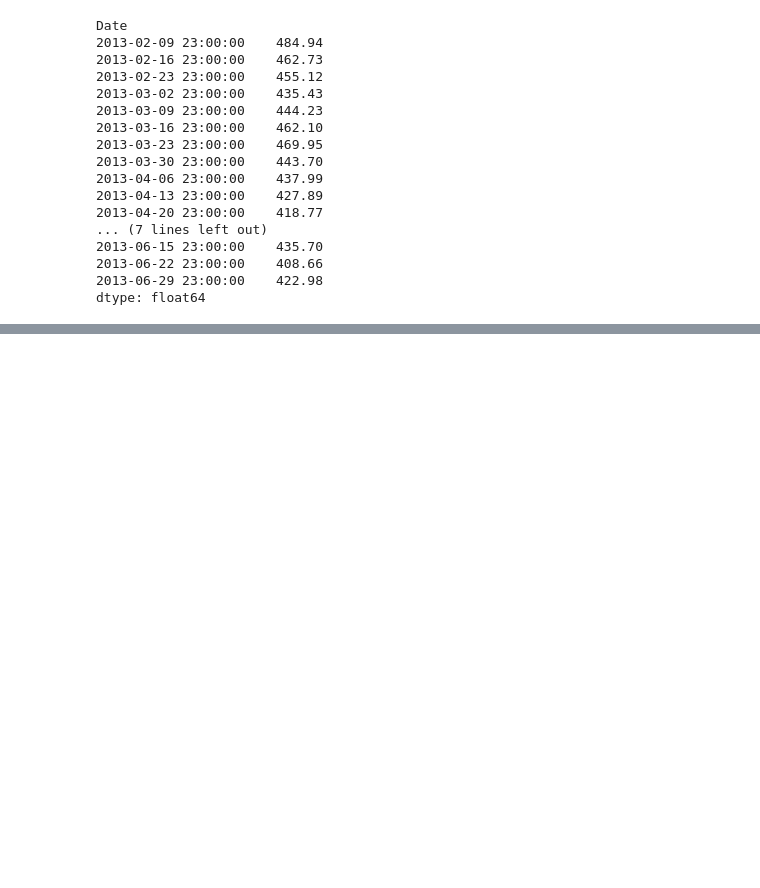
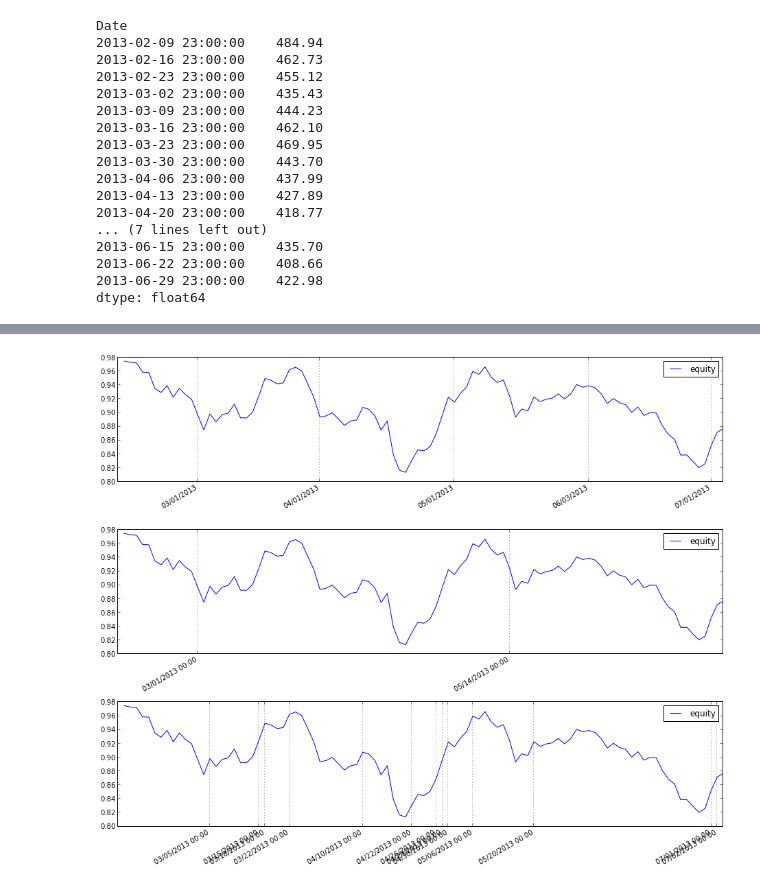
Before and after one commit to dalejung/ts-charting, a Jupyter notebook: notebooks/ohlc.ipynb, the cells around one changed output, grey strips where cells are left out. Cells and saved outputs as stored; diff of their text form; code cells hidden in the pictures; blank space fills up the shorter version.

```diff
--- a/notebooks/ohlc.ipynb
+++ b/notebooks/ohlc.ipynb
@@ -151,0 +156,15 @@ week_min.fplot('week_min', method='ffill', color='red')
+# %%
+fig = charting.figure(3)
+fig.set_ax(1)
+(returns + 1).cumprod().fplot('equity')
+fig.set_xticks('MS') # pandas freq
+
+fig.set_ax(2, sharex=1)
+(returns + 1).cumprod().fplot('equity')
+fig.set_xticks([pd.Timestamp("2013-03-01"), pd.Timestamp("2013-05-14")]) # explicit dates
+
+fig.set_ax(3, sharex=1)
+(returns + 1).cumprod().fplot('equity')
+fig.set_xticks(returns > 0.02) # set tick whenver we are above .02
+# %% [output]
+[figure, added]
```
Also changed, not shown: parts of 8 cells of this notebook.
